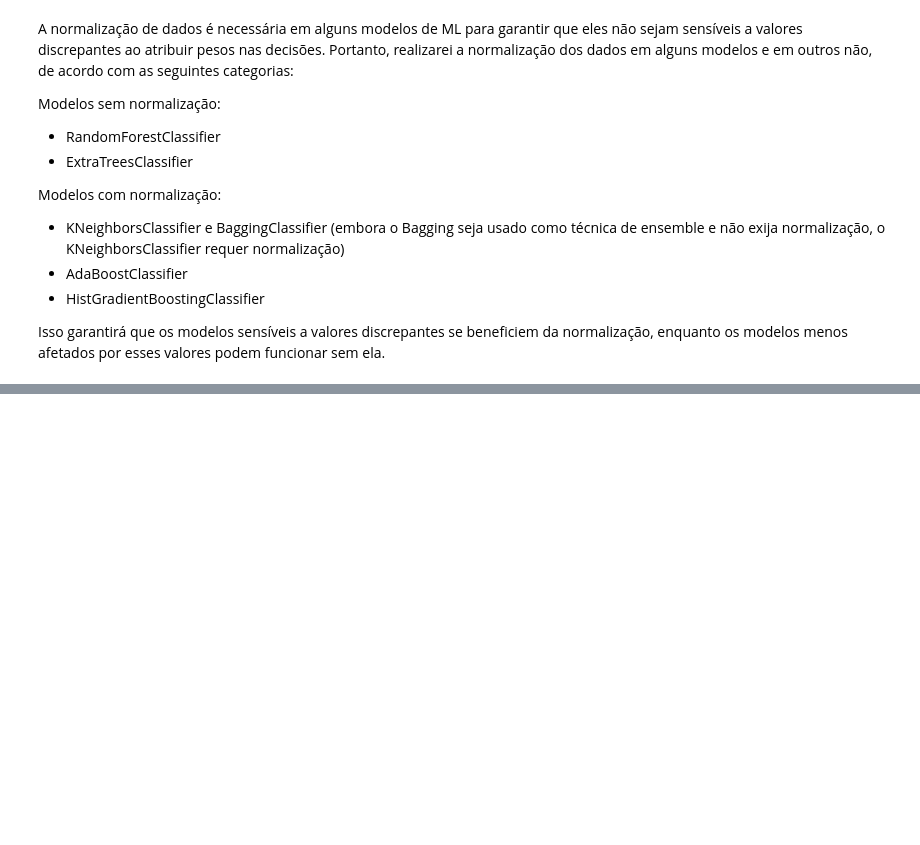
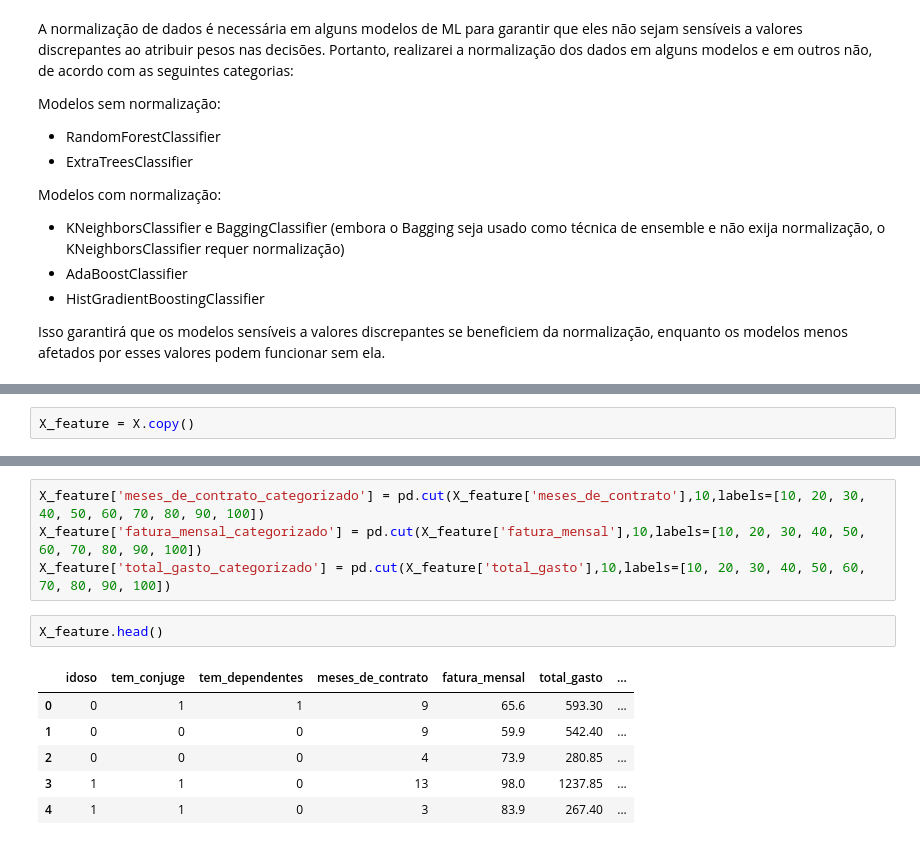
Before and after one commit to FranciscoFoz/challenge-dados-alura-2-edicao, a Jupyter notebook: Notebooks/Notebook_semanas_1_2_3.ipynb, the cells around one changed output, grey strips where cells are left out. Cells and saved outputs as stored; diff of their text form; blank space fills up the shorter version.

```diff
--- a/Notebooks/Notebook_semanas_1_2_3.ipynb
+++ b/Notebooks/Notebook_semanas_1_2_3.ipynb
@@ -690,0 +676,2 @@ Name: proportion, dtype: float64
+# %%
+X_feature = X.copy()
@@ -690,0 +700,13 @@ Name: proportion, dtype: float64
+# %%
+X_feature['meses_de_contrato_categorizado'] = pd.cut(X_feature['meses_de_contrato'],10,labels=[10, 20, 30, 40, 50, 60, 70, 80, 90, 100])
+X_feature['fatura_mensal_categorizado'] = pd.cut(X_feature['fatura_mensal'],10,labels=[10, 20, 30, 40, 50, 60, 70, 80, 90, 100])
+X_feature['total_gasto_categorizado'] = pd.cut(X_feature['total_gasto'],10,labels=[10, 20, 30, 40, 50, 60, 70, 80, 90, 100])
+# %%
+X_feature.head()
+# %% [output]
+|  | idoso | tem_conjuge | tem_dependentes | meses_de_contrato | fatura_mensal | total_gasto | ... |
+| 0 | 0 | 1 | 1 | 9 | 65.6 | 593.30 | ... |
+| 1 | 0 | 0 | 0 | 9 | 59.9 | 542.40 | ... |
+| 2 | 0 | 0 | 0 | 4 | 73.9 | 280.85 | ... |
+| 3 | 1 | 1 | 0 | 13 | 98.0 | 1237.85 | ... |
+| 4 | 1 | 1 | 0 | 3 | 83.9 | 267.40 | ... |
```
Also changed, not shown: parts of 33 cells of this notebook, 1 other file.
